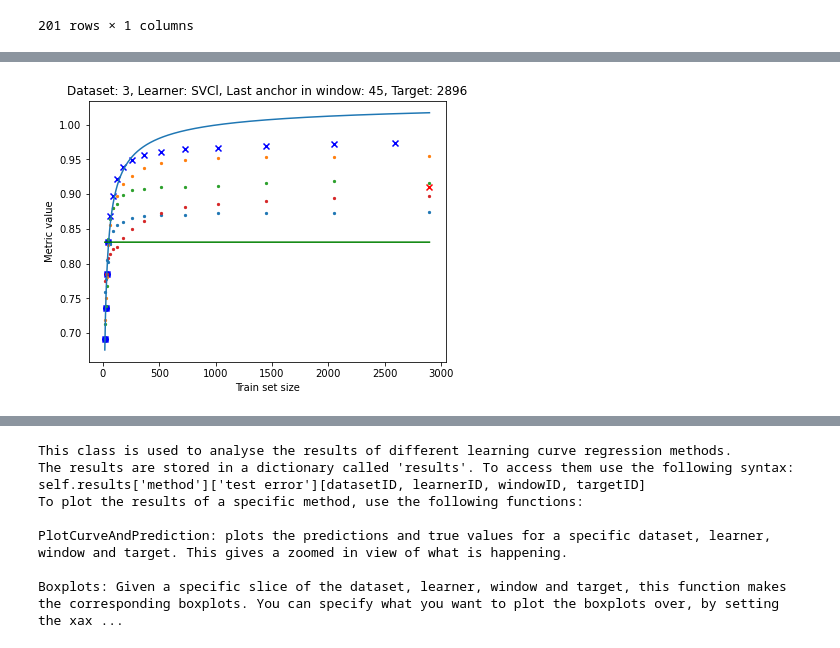
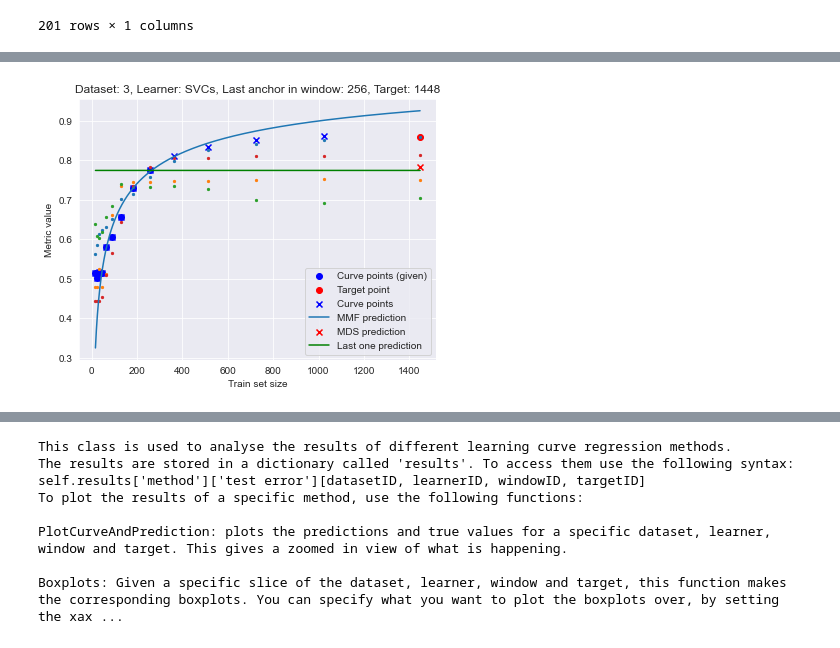
Before and after one commit to quantagenmtg/AMLthesis, a Jupyter notebook: Test.ipynb, the cells around one changed output, grey strips where cells are left out. Saved outputs shown, nothing was run; the diff lists cells and outputs as text; code cells hidden in the pictures.

```diff
--- a/Test.ipynb
+++ b/Test.ipynb
@@ -23,7 +90,8 @@ win.set_points([16,   23,   32,   45,   64,   91,  128,  181,  256,  362,  512,
 win.MDS()
 win.MMF()
 win.Last()
-# %%
-win.PlotCurveAndPrediction(0,0,3,14, legend = False)
-# %% [output]
-[figure, removed]
+# %%
+win.PlotCurveAndPrediction(0,3,8,12, legend = True)
+#plt.savefig('Plots/predictions.png', dpi = 800)
+# %% [output]
+[figure, added]
```
Also changed, not shown: parts of 9 cells of this notebook, 31 other files.
